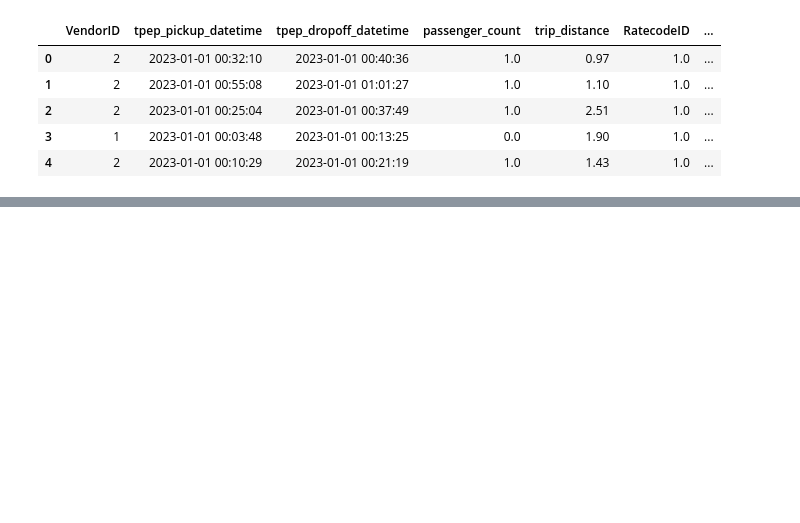
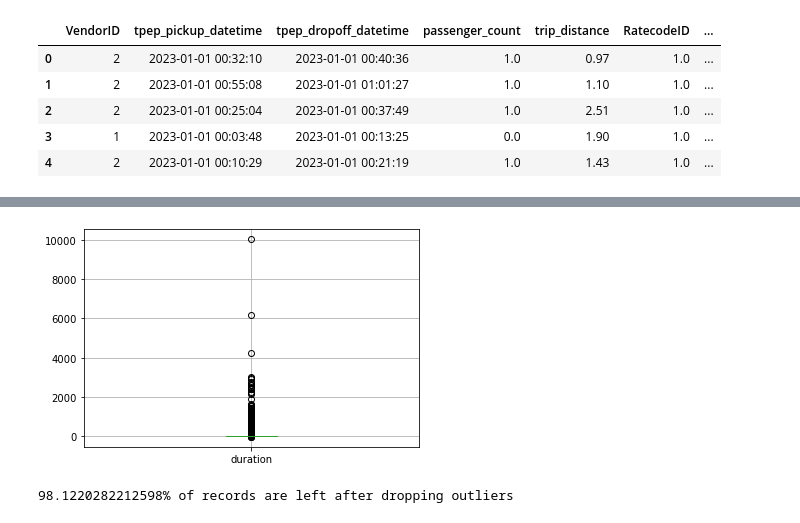
Before and after one commit to angsitt/mlops-zoomcamp, a Jupyter notebook: 01-intro/HW1.ipynb, the cells around one changed output, grey strips where cells are left out. Saved outputs shown, nothing was run; the diff lists cells and outputs as text; code cells hidden in the pictures; blank space fills up the shorter version.

```diff
--- a/01-intro/HW1.ipynb
+++ b/01-intro/HW1.ipynb
@@ -18,0 +56,5 @@ df1.head()
+# %%
+# Step 2: Calculate & add duration column to existing dataframe
+df1["duration"] = (df1["tpep_dropoff_datetime"] - df1["tpep_pickup_datetime"]).dt.total_seconds() / 60
+# Step 3: Calculate standard deviation of duration column values
+df1["duration"].std()
@@ -18,0 +70,11 @@ df1.head()
+# %%
+# Data Viaualizaion of duration outliers
+boxplot = df1.boxplot(column=["duration"])
+# %% [output]
+[figure, added]
+# %%
+# Outliers remover
+cleansed_df1 = df1[df1["duration"].between(1, 60, inclusive="both")]
+print(f"{cleansed_df1.shape[0] * 100 / df1.shape[0]}% of records are left after dropping outliers")
+# %% [output]
+98.1220282212598% of records are left after dropping outliers
```
Also changed, not shown: parts of 21 cells of this notebook.
